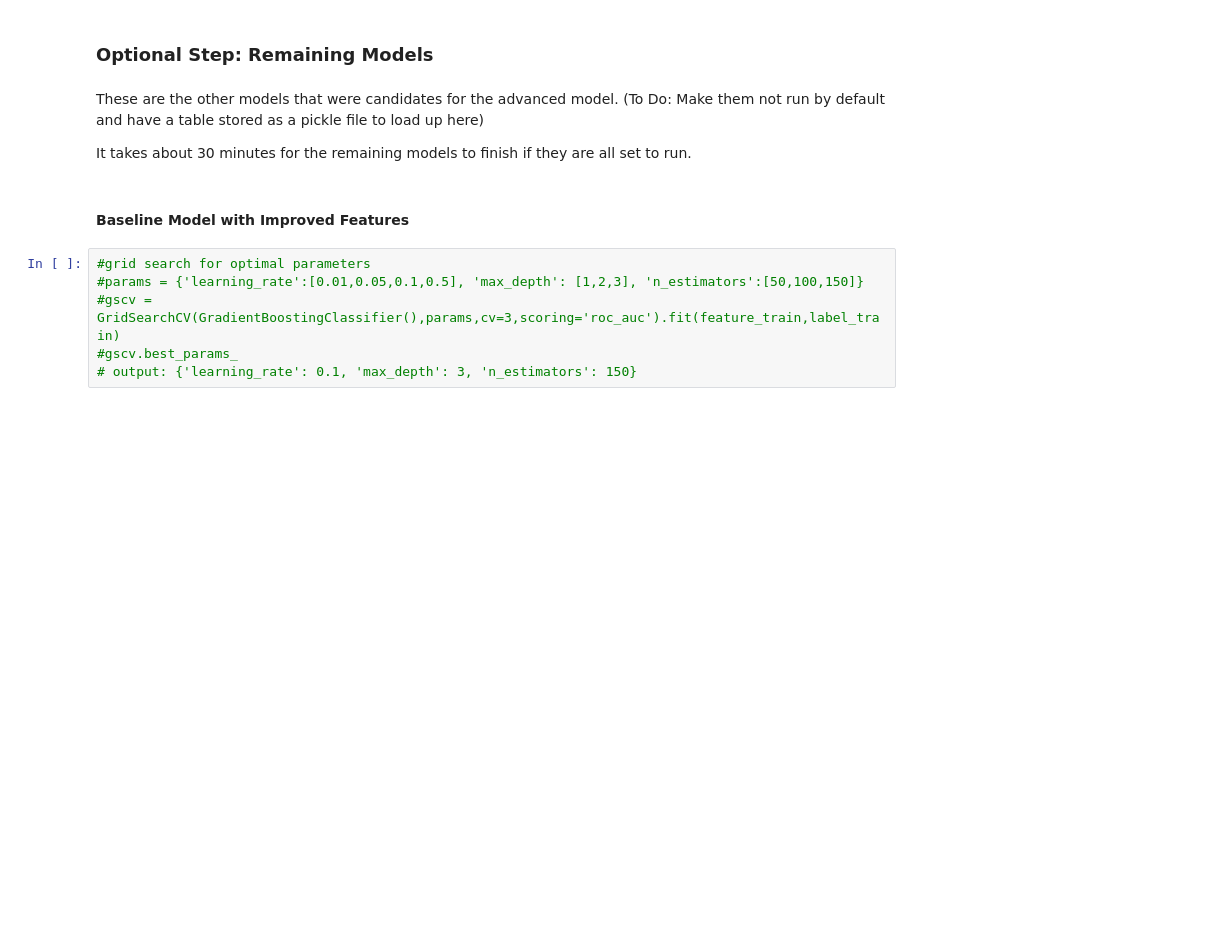
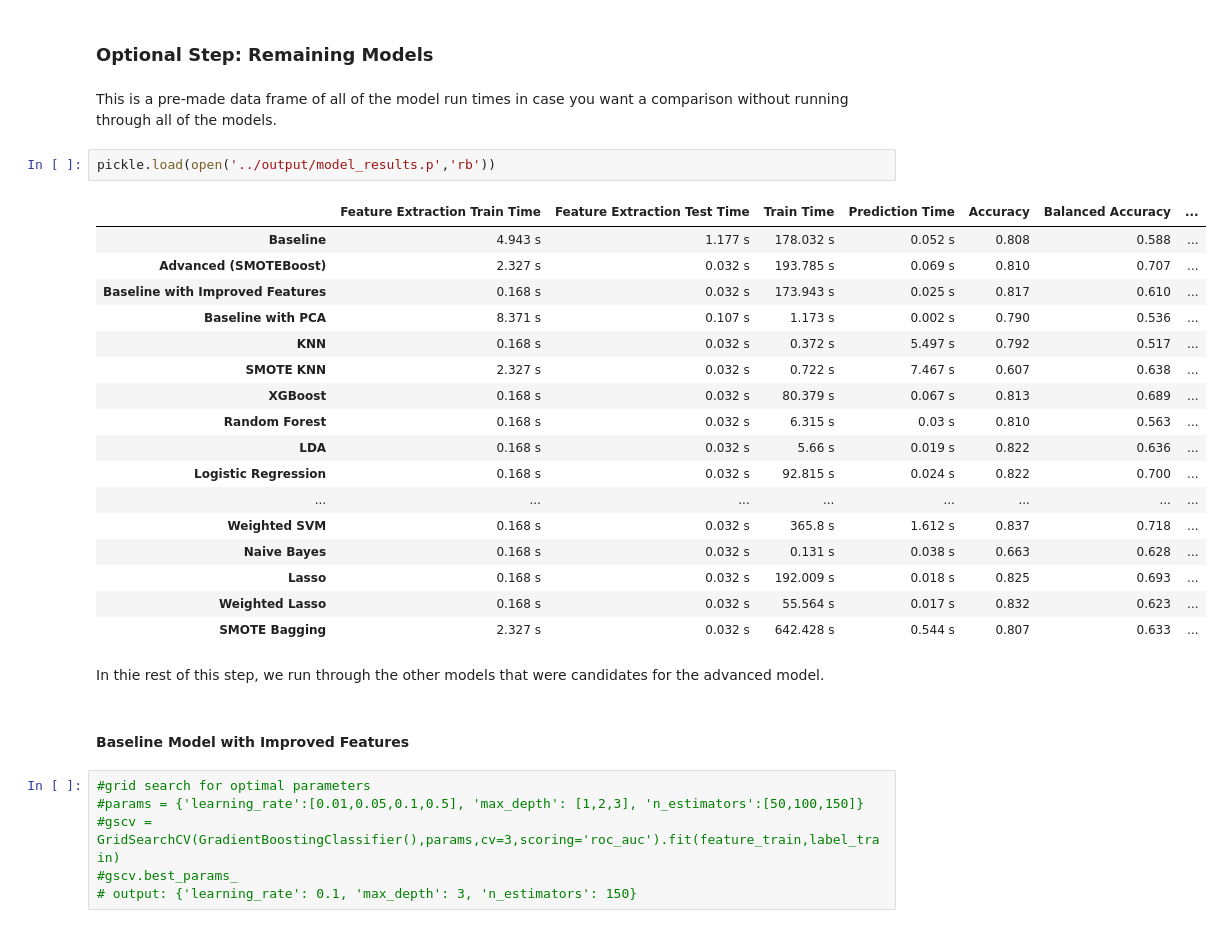
Before and after one commit to TZstatsADS/Fall2020-Project3-group4, a Jupyter notebook: doc/main.ipynb, the cells around one changed output. Cells and saved outputs as stored; diff of their text form; blank space fills up the shorter version.

```diff
--- a/doc/main.ipynb
+++ b/doc/main.ipynb
@@ -416,11 +429,30 @@ Balanced Accuracy: 0.706697
 AUC: 0.827371
 # %% [markdown]
 ### Optional Step: Remaining Models
-# %% [markdown]
-These are the other models that were candidates for the advanced model.
-(To Do: Make them not run by default and have a table stored as a pickle file to load up here)
-
-It takes about 30 minutes for the remaining models to finish if they are all set to run.
+# %% [markdown]
+This is a pre-made data frame of all of the model run times in case you want a comparison without running through all of the models.
+# %%
+pickle.load(open('../output/model_results.p','rb'))
+# %% [output]
+|  | Feature Extraction Train Time | Feature Extraction Test Time | Train Time | Prediction Time | Accuracy | Balanced Accuracy | ... |
+| Baseline | 4.943 s | 1.177 s | 178.032 s | 0.052 s | 0.808 | 0.588 | ... |
+| Advanced (SMOTEBoost) | 2.327 s | 0.032 s | 193.785 s | 0.069 s | 0.810 | 0.707 | ... |
+| Baseline with Improved Features | 0.168 s | 0.032 s | 173.943 s | 0.025 s | 0.817 | 0.610 | ... |
+| Baseline with PCA | 8.371 s | 0.107 s | 1.173 s | 0.002 s | 0.790 | 0.536 | ... |
+| KNN | 0.168 s | 0.032 s | 0.372 s | 5.497 s | 0.792 | 0.517 | ... |
+| SMOTE KNN | 2.327 s | 0.032 s | 0.722 s | 7.467 s | 0.607 | 0.638 | ... |
+| XGBoost | 0.168 s | 0.032 s | 80.379 s | 0.067 s | 0.813 | 0.689 | ... |
+| Random Forest | 0.168 s | 0.032 s | 6.315 s | 0.03 s | 0.810 | 0.563 | ... |
+| LDA | 0.168 s | 0.032 s | 5.66 s | 0.019 s | 0.822 | 0.636 | ... |
+| Logistic Regression | 0.168 s | 0.032 s | 92.815 s | 0.024 s | 0.822 | 0.700 | ... |
+| ... | ... | ... | ... | ... | ... | ... | ... |
+| Weighted SVM | 0.168 s | 0.032 s | 365.8 s | 1.612 s | 0.837 | 0.718 | ... |
+| Naive Bayes | 0.168 s | 0.032 s | 0.131 s | 0.038 s | 0.663 | 0.628 | ... |
+| Lasso | 0.168 s | 0.032 s | 192.009 s | 0.018 s | 0.825 | 0.693 | ... |
+| Weighted Lasso | 0.168 s | 0.032 s | 55.564 s | 0.017 s | 0.832 | 0.623 | ... |
+| SMOTE Bagging | 2.327 s | 0.032 s | 642.428 s | 0.544 s | 0.807 | 0.633 | ... |
+# %% [markdown]
+In thie rest of this step, we run through the other models that were candidates for the advanced model.
 # %% [markdown]
 #### Baseline Model with Improved Features
 # %%
```
Also changed, not shown: parts of 69 cells of this notebook, 11 other files.
